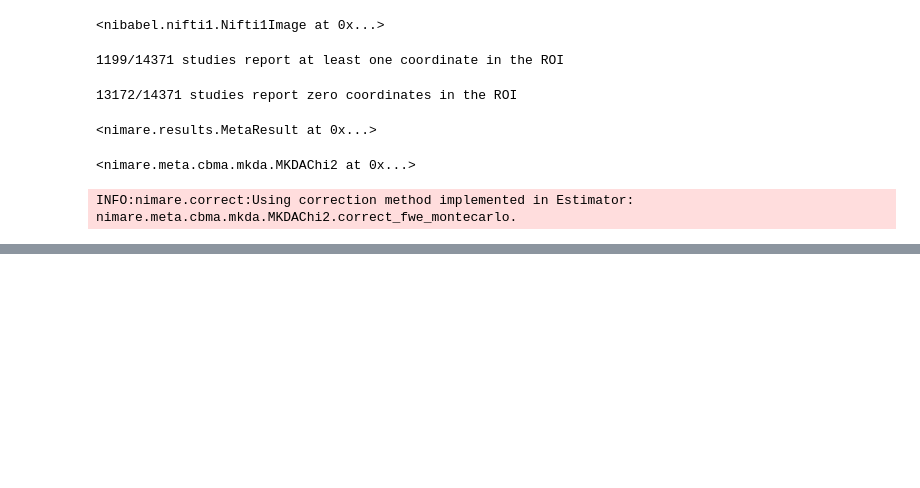
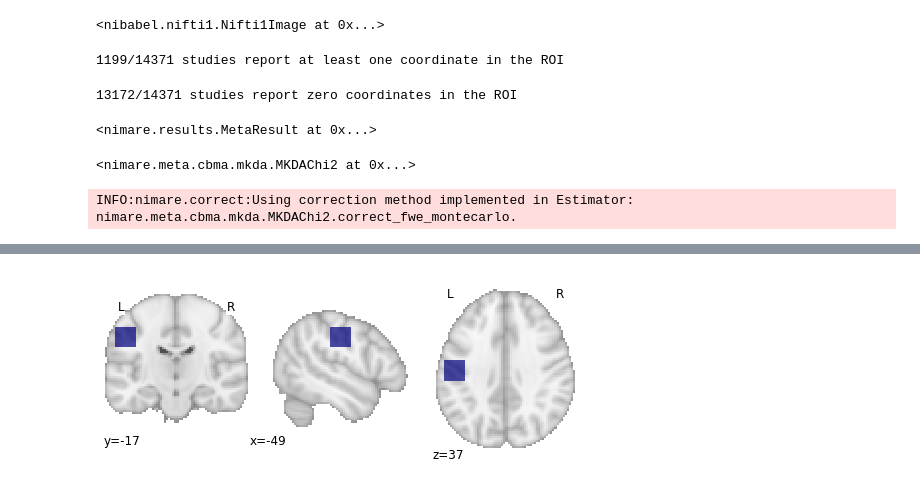
Before and after one commit to ReinderVosDeWael/BrainStat, a Jupyter notebook: nima/example_nimare.ipynb, the cells around one changed output, grey strips where cells are left out. Drawn from its saved outputs; the diff is of its cells as text; code cells hidden in the pictures; blank space fills up the shorter version.

```diff
--- a/nima/example_nimare.ipynb
+++ b/nima/example_nimare.ipynb
@@ -249,0 +314,3 @@ INFO:nimare.correct:Using correction method implemented in Estimator: nimare.met
+# %%
+dset = nimare.dataset.Dataset.load(
+    os.path.join(get_test_data_path(), "neurosynth_laird_studies.pkl.gz"))
@@ -249,0 +327,13 @@ INFO:nimare.correct:Using correction method implemented in Estimator: nimare.met
+# %%
+# create regions of interest
+
+# First we'll make an ROI
+arr = np.zeros(dset.masker.mask_img.shape, int)
+arr[65:75, 50:60, 50:60] = 1
+mask_img = nib.Nifti1Image(arr, dset.masker.mask_img.affine)
+plot_roi(mask_img, draw_cross=False)
+
+# Get studies with voxels in the mask
+ids = dset.get_studies_by_mask(mask_img)
+# %% [output]
+[figure, added]
```
Also changed, not shown: parts of 14 cells of this notebook.
